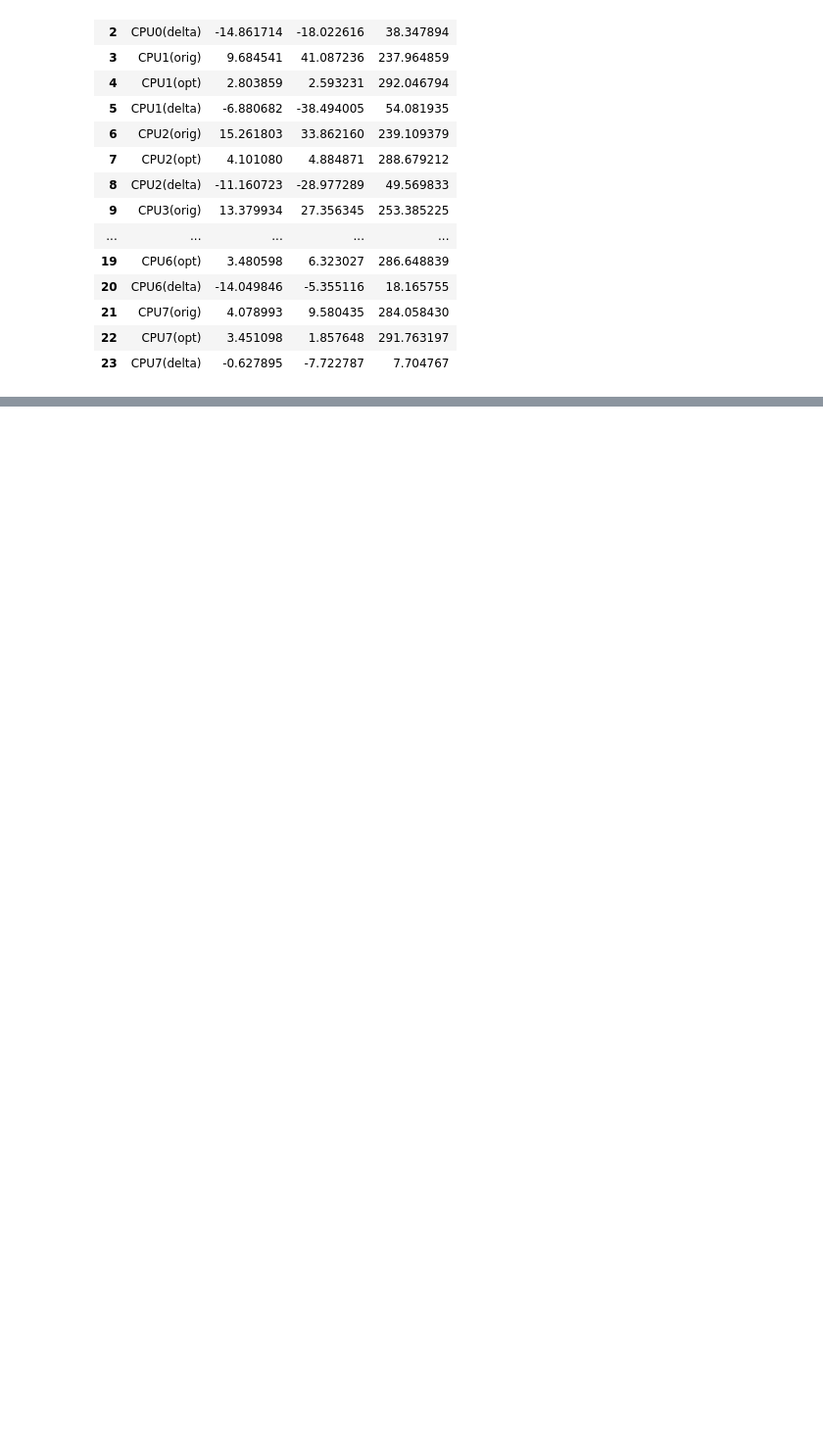
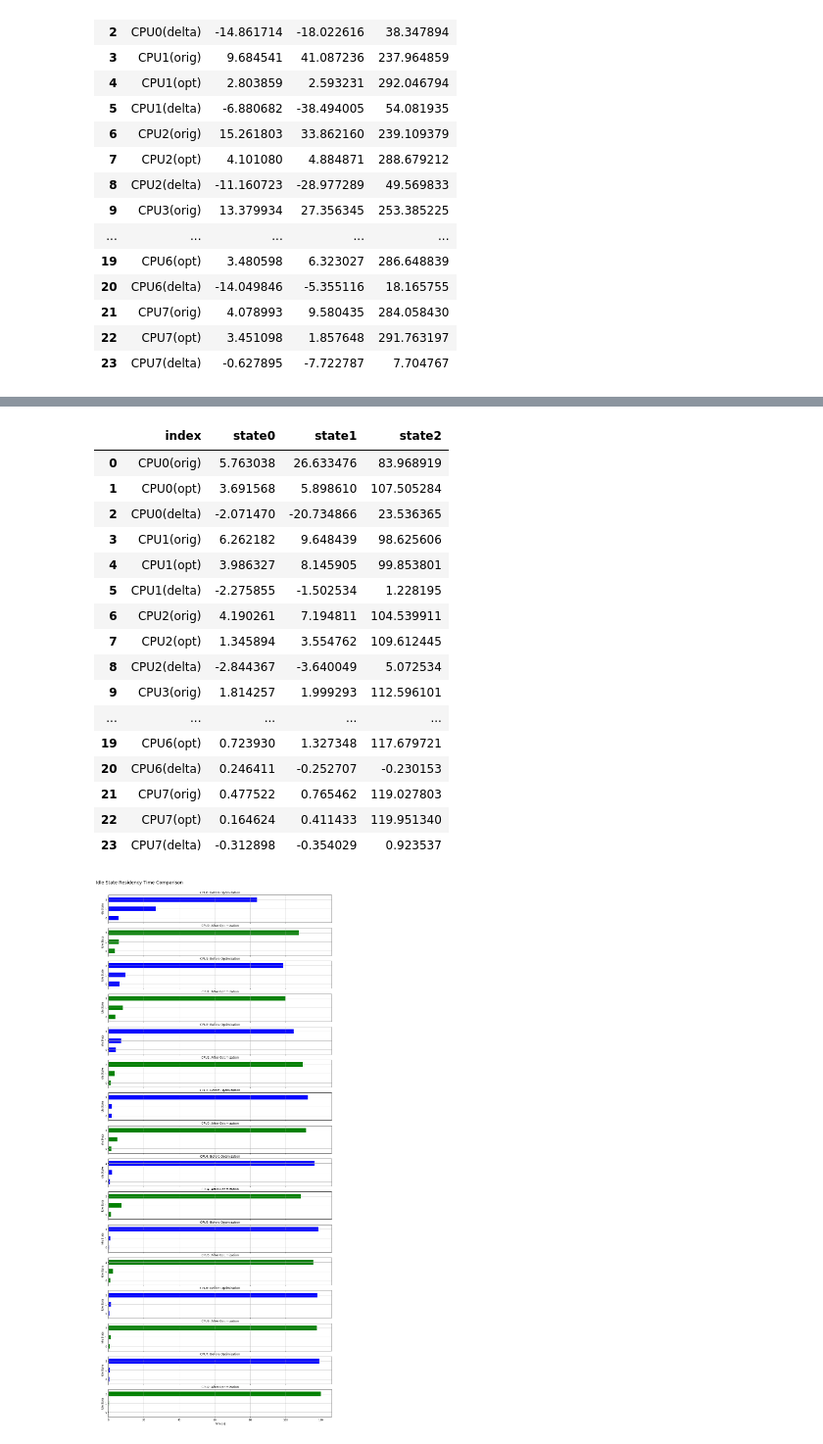
Before and after one commit to Leo-Yan/lisa, a Jupyter notebook: ipynb/examples/trace_analysis/TraceAnalysis_IdleStates-hikey-v2.ipynb, the cells around one changed output, grey strips where cells are left out. Shown at 98% size. Saved outputs shown, nothing was run; the diff lists cells and outputs as text; code cells hidden in the pictures; blank space fills up the shorter version.

```diff
--- a/ipynb/examples/trace_analysis/TraceAnalysis_IdleStates-hikey-v2.ipynb
+++ b/ipynb/examples/trace_analysis/TraceAnalysis_IdleStates-hikey-v2.ipynb
@@ -401,0 +744,20 @@ df
+# %%
+res_dir = '/home/leoy/Work2/Develop/test/cpuidle_loop_rework/android-4.14-vincent-state2/prev_opt/audio/'
+trace_file = os.path.join(res_dir, "trace.dat")
+
+trace = Trace(platform, trace_file, events=my_conf['ftrace']['events'], normalize_time=True)
+
+prev_ia = trace.analysis.idle
+
+res_dir = '/home/leoy/Work2/Develop/test/cpuidle_loop_rework/android-4.14-vincent-state2/post_opt/audio/'
+trace_file = os.path.join(res_dir, "trace.dat")
+
+trace = Trace(platform, trace_file, events=my_conf['ftrace']['events'], normalize_time=True)
+
+post_ia = trace.analysis.idle
+
+plotCPUIdleStateResidencyComparison(prev_ia, post_ia)
+
+df = dfCPUIdleStateResidencyComparison(prev_ia, post_ia)
+df
+# %% [output]
@@ -401,0 +768,18 @@ df
+|  | index | state0 | state1 | state2 |
+| 0 | CPU0(orig) | 5.763038 | 26.633476 | 83.968919 |
+| 1 | CPU0(opt) | 3.691568 | 5.898610 | 107.505284 |
+| 2 | CPU0(delta) | -2.071470 | -20.734866 | 23.536365 |
+| 3 | CPU1(orig) | 6.262182 | 9.648439 | 98.625606 |
+| 4 | CPU1(opt) | 3.986327 | 8.145905 | 99.853801 |
+| 5 | CPU1(delta) | -2.275855 | -1.502534 | 1.228195 |
+| 6 | CPU2(orig) | 4.190261 | 7.194811 | 104.539911 |
+| 7 | CPU2(opt) | 1.345894 | 3.554762 | 109.612445 |
+| 8 | CPU2(delta) | -2.844367 | -3.640049 | 5.072534 |
+| 9 | CPU3(orig) | 1.814257 | 1.999293 | 112.596101 |
+| ... | ... | ... | ... | ... |
+| 19 | CPU6(opt) | 0.723930 | 1.327348 | 117.679721 |
+| 20 | CPU6(delta) | 0.246411 | -0.252707 | -0.230153 |
+| 21 | CPU7(orig) | 0.477522 | 0.765462 | 119.027803 |
+| 22 | CPU7(opt) | 0.164624 | 0.411433 | 119.951340 |
+| 23 | CPU7(delta) | -0.312898 | -0.354029 | 0.923537 |
+[figure, added]
```
Also changed, not shown: parts of 43 cells of this notebook.
